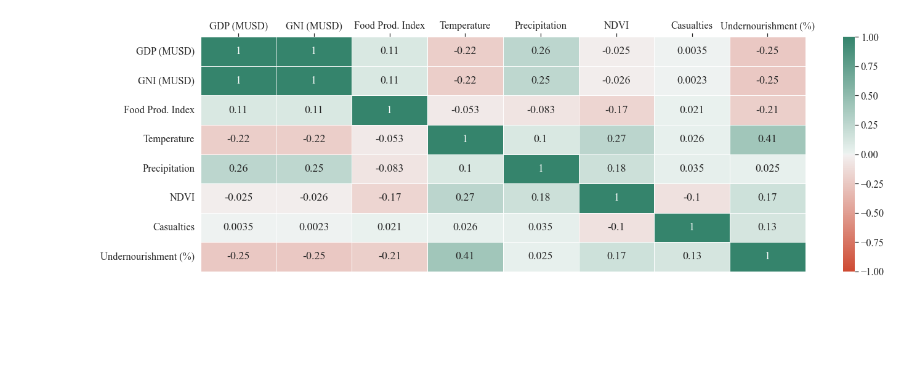
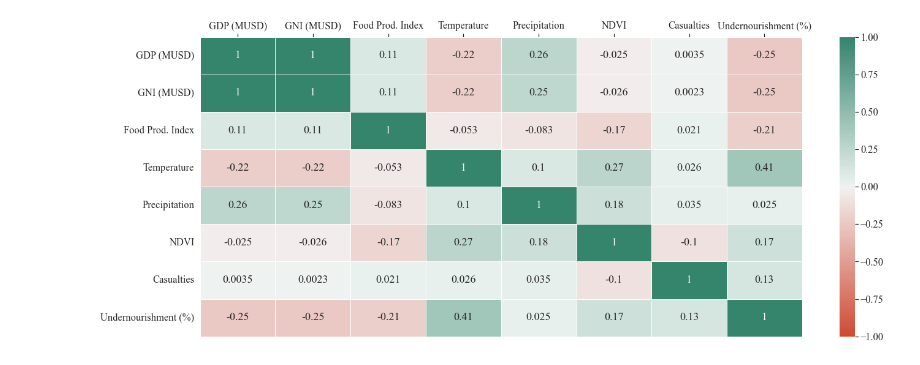
Before and after one commit to sonic171717/undernourishment_prediction, a Jupyter notebook: Models/eda_future_year_pred.ipynb, the cells around one changed output. Drawn from its saved outputs; the diff is of its cells as text; code cells hidden in the pictures; blank space fills up the shorter version.

```diff
--- a/Models/eda_future_year_pred.ipynb
+++ b/Models/eda_future_year_pred.ipynb
@@ -41,12 +41,12 @@ y = df_model_y["Undernourishment (%)"]
 # %%
 # correlations of each feature in the dataset including the target variable
 corrmat = df_model_all_f.corr()
 top_corr_features = corrmat.index
-plt.figure(figsize=(22,7))
+plt.figure(figsize=(22,9))
 g=sns.heatmap(df[top_corr_features].corr(),annot=True,cmap=sns.diverging_palette(377, 160, s=80, as_cmap=True),linewidth=.5, vmin=-1, vmax=1)
 g.xaxis.tick_top()
 # %% [output]
-[figure, old version]
+[figure, new version]
 # %%
 # feature importances in the model later used (all features)
 model = RandomForestRegressor()
```
Also changed, not shown: parts of 7 cells of this notebook.
